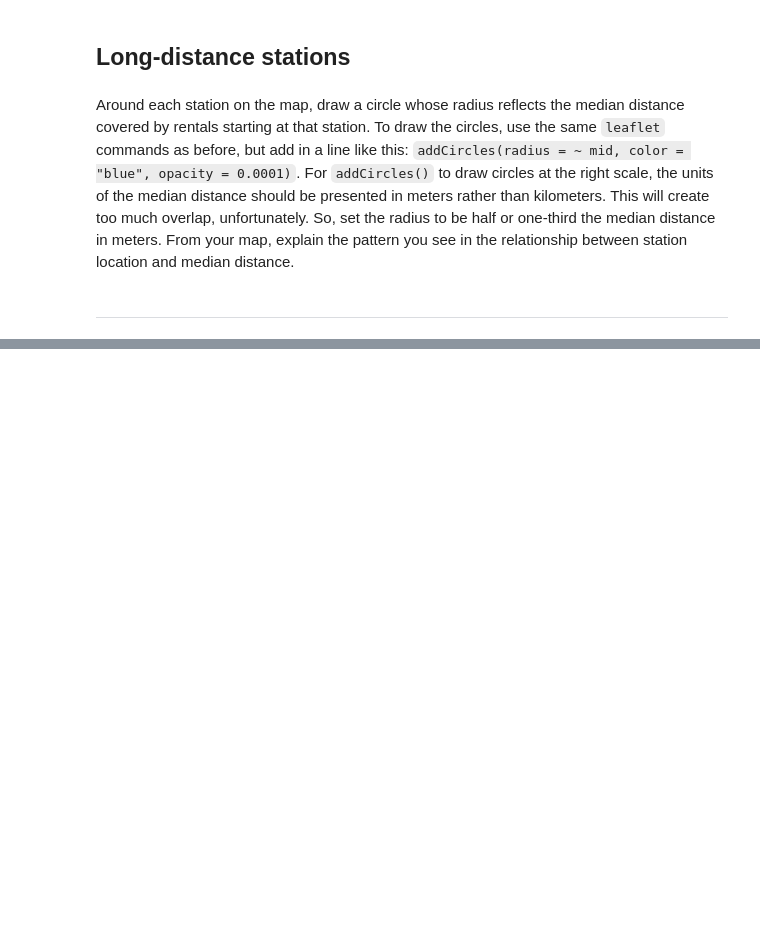
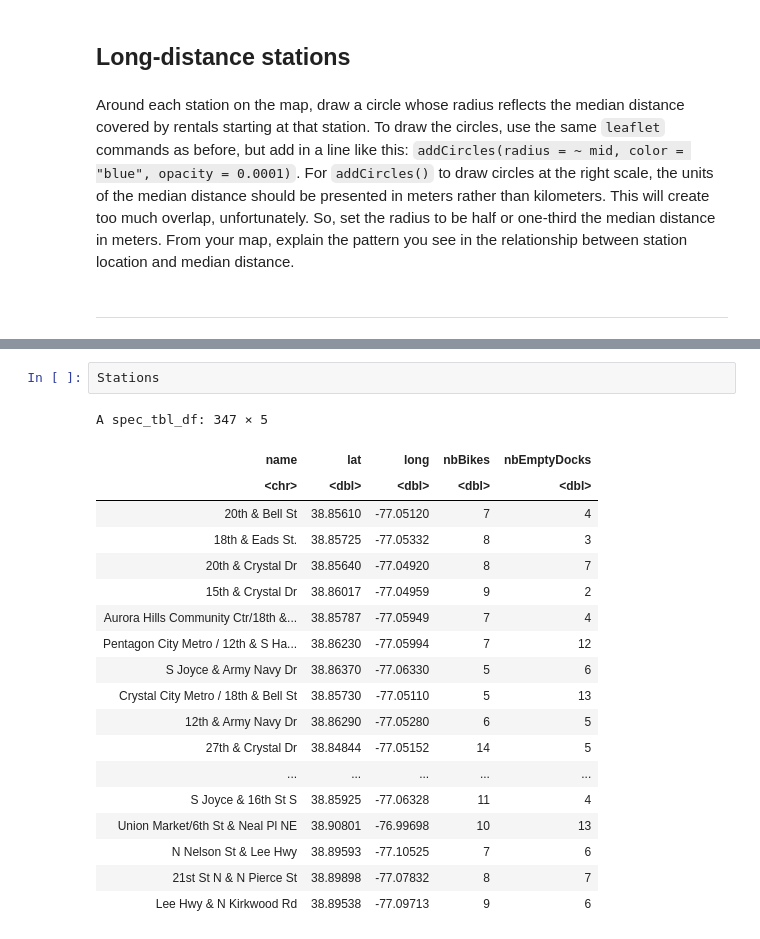
Before and after one commit to stat184-summer2023/a07-ggplot-davefriedman01, a Jupyter notebook: A07.ipynb, the cells around one changed output, grey strips where cells are left out. Drawn from its saved outputs; the diff is of its cells as text; blank space fills up the shorter version.

```diff
--- a/A07.ipynb
+++ b/A07.ipynb
@@ -319,0 +362,22 @@ Around each station on the map, draw a circle whose radius reflects the median d
+# %%
+Stations
+# %% [output]
+A spec_tbl_df: 347 × 5
+| name | lat | long | nbBikes | nbEmptyDocks |
+| <chr> | <dbl> | <dbl> | <dbl> | <dbl> |
+| 20th & Bell St | 38.85610 | -77.05120 | 7 | 4 |
+| 18th & Eads St. | 38.85725 | -77.05332 | 8 | 3 |
+| 20th & Crystal Dr | 38.85640 | -77.04920 | 8 | 7 |
+| 15th & Crystal Dr | 38.86017 | -77.04959 | 9 | 2 |
+| Aurora Hills Community Ctr/18th &... | 38.85787 | -77.05949 | 7 | 4 |
+| Pentagon City Metro / 12th & S Ha... | 38.86230 | -77.05994 | 7 | 12 |
+| S Joyce & Army Navy Dr | 38.86370 | -77.06330 | 5 | 6 |
+| Crystal City Metro / 18th & Bell St | 38.85730 | -77.05110 | 5 | 13 |
+| 12th & Army Navy Dr | 38.86290 | -77.05280 | 6 | 5 |
+| 27th & Crystal Dr | 38.84844 | -77.05152 | 14 | 5 |
+| ... | ... | ... | ... | ... |
+| S Joyce & 16th St S | 38.85925 | -77.06328 | 11 | 4 |
+| Union Market/6th St & Neal Pl NE | 38.90801 | -76.99698 | 10 | 13 |
+| N Nelson St & Lee Hwy | 38.89593 | -77.10525 | 7 | 6 |
+| 21st St N & N Pierce St | 38.89898 | -77.07832 | 8 | 7 |
+| Lee Hwy & N Kirkwood Rd | 38.89538 | -77.09713 | 9 | 6 |
```
Also changed, not shown: parts of 5 cells of this notebook, 2 other files.
